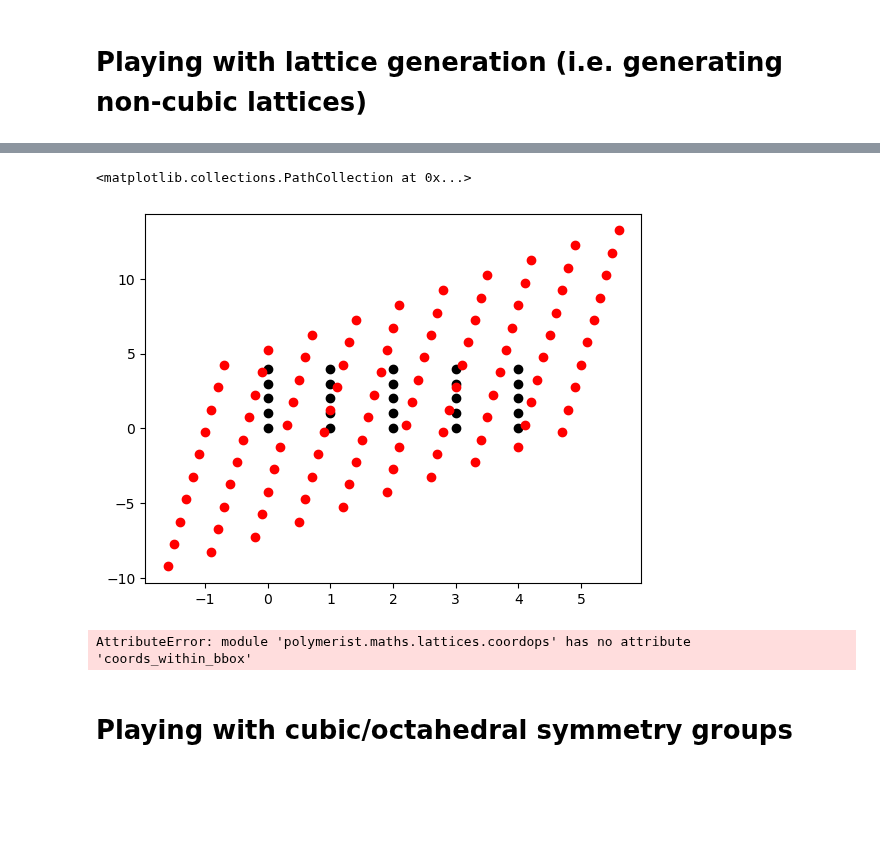
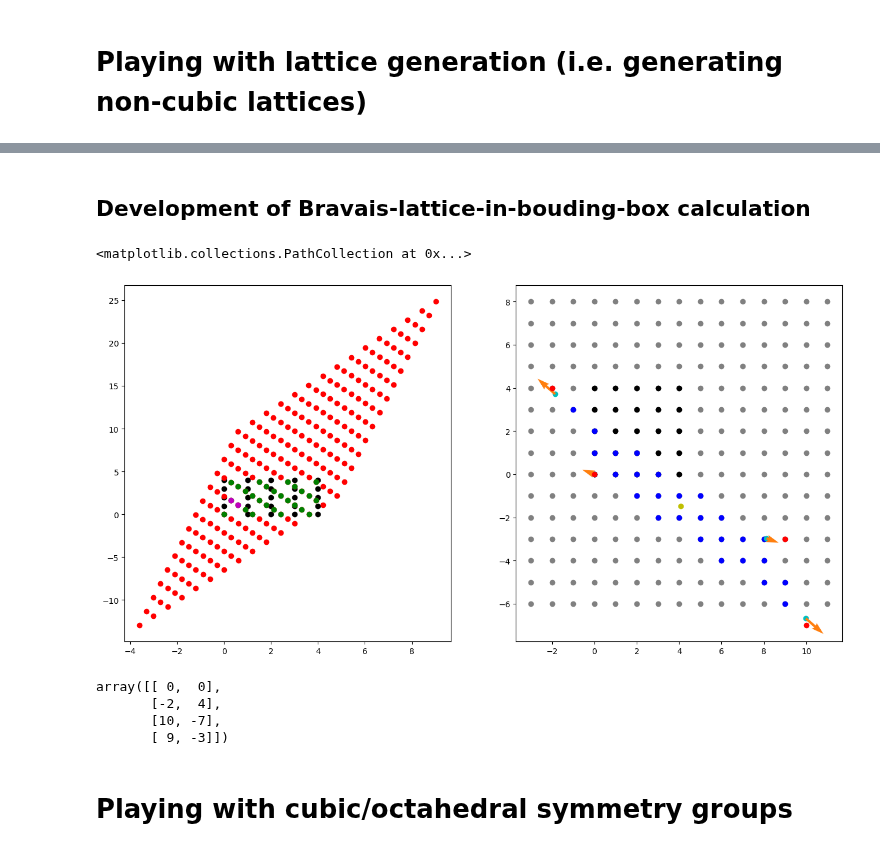
Before and after one commit to timbernat/NREL_polymers, a Jupyter notebook: coordgen.ipynb, the cells around one changed output, grey strips where cells are left out. Saved outputs shown, nothing was run; the diff lists cells and outputs as text; code cells hidden in the pictures; blank space fills up the shorter version.

```diff
--- a/coordgen.ipynb
+++ b/coordgen.ipynb
@@ -80,36 +92,56 @@ for name, lattice_vectors in COMMON_UNIT_LATTICE_VECTORS.items():
+# %% [markdown]
+## Development of Bravais-lattice-in-bouding-box calculation
 # %%
-A = np.array([
-    [0.7, 0.1],
-    [1.0, 1.5],
-])
+A = np.random.random((2,2)) * 2
 
-scale = 2
+scale = 3
 dims = np.array([5, 5])
 latt = CubicIntegerLattice(dims)
 big_latt = CubicIntegerLattice(scale * dims)
+translation = np.array([-3, -6])
 
 latt_COM     = coordops.COM(latt.points)
 big_latt_COM = coordops.COM(big_latt.points)
 shear_COM = big_latt_COM @ A.T
 # translation = np.zeros(2)
-translation = latt_COM - shear_COM
+# translation = latt_COM - shear_COM
+assert(translation.dtype == int)
 
-M = np.zeros((latt.n_dims+1, latt.n_dims+1))
-M[:latt.n_dims, :latt.n_dims] = A
-M[:-1, -1] = translation
-M[-1, -1] = 1
+# M = np.zeros((latt.n_dims+1, latt.n_dims+1))
+# M[:latt.n_dims, :latt.n_dims] = A
+# M[:-1, -1] = translation
+# M[-1, -1] = 1
+big_latt.points += translation
+shear = big_latt.linear_transformation(A)
 
-shear = big_latt.affine_transformation(M)
+in_box = coordops.coords_inside_bbox(shear, *coordops.bounding_box_extrema(latt.points)).all(axis=1)
+within = shear[in_box]
+minset = within @ np.linalg.inv(A.T)
+inv = coordops.bounding_box_points(latt.points) @ np.linalg.inv(A.T)
 
-fig = plt.figure()
-ax  = fig.add_subplot()
+inv_COM = coordops.COM(inv)
+int_bounds = np.vstack([
+    coordops.nearest_int_coord_along_normal(pnt, pnt - inv_COM)
+        for pnt in inv
+])
+directors = (inv - inv_COM)
+
+s = 8
+fig = plt.figure(figsize=(2*s, s))
+ax  = fig.add_subplot(1,2,1)
 ax.scatter(*latt.points.T, color='k')
 ax.scatter(*shear.T      , color='r')
-# ax.scatter(*shear_rev.T  , color='r')
+ax.scatter(*within.T     , color='g')
+ax.scatter(*A            , color='m')
+
+ax1  = fig.add_subplot(1,2,2)
+ax1.scatter(*big_latt.points.T, color='gray')
+ax1.scatter(*latt.points.T, color='k')
+ax1.scatter(*minset.T     , color='b')
+ax1.scatter(*inv.T        , color='c')
+ax1.scatter(*inv_COM.T, color='y')
+ax1.quiver(*inv.T, *directors.T, color=['tab:orange']*len(inv))
+ax1.scatter(*int_bounds.T, color='r')
 # %% [output]
 <matplotlib.collections.PathCollection at 0x...>
-[figure, old version]
+[figure, new version]
-# %%
-coordops.coords_within_bbox(shear, *coordops.bonding_box_extrema(latt))
-# %% [output]
-AttributeError: module 'polymerist.maths.lattices.coordops' has no attribute 'coords_within_bbox'
@@ -125,3 +148,10 @@ np.less_equal(a, b)
+# %%
+coord(int_bounds)
+# %% [output]
+array([[ 0,  0],
+       [-2,  4],
+       [10, -7],
+       [ 9, -3]])
 # %% [markdown]
 # Playing with cubic/octahedral symmetry groups
 # %%
```
Also changed, not shown: parts of 7 cells of this notebook.
